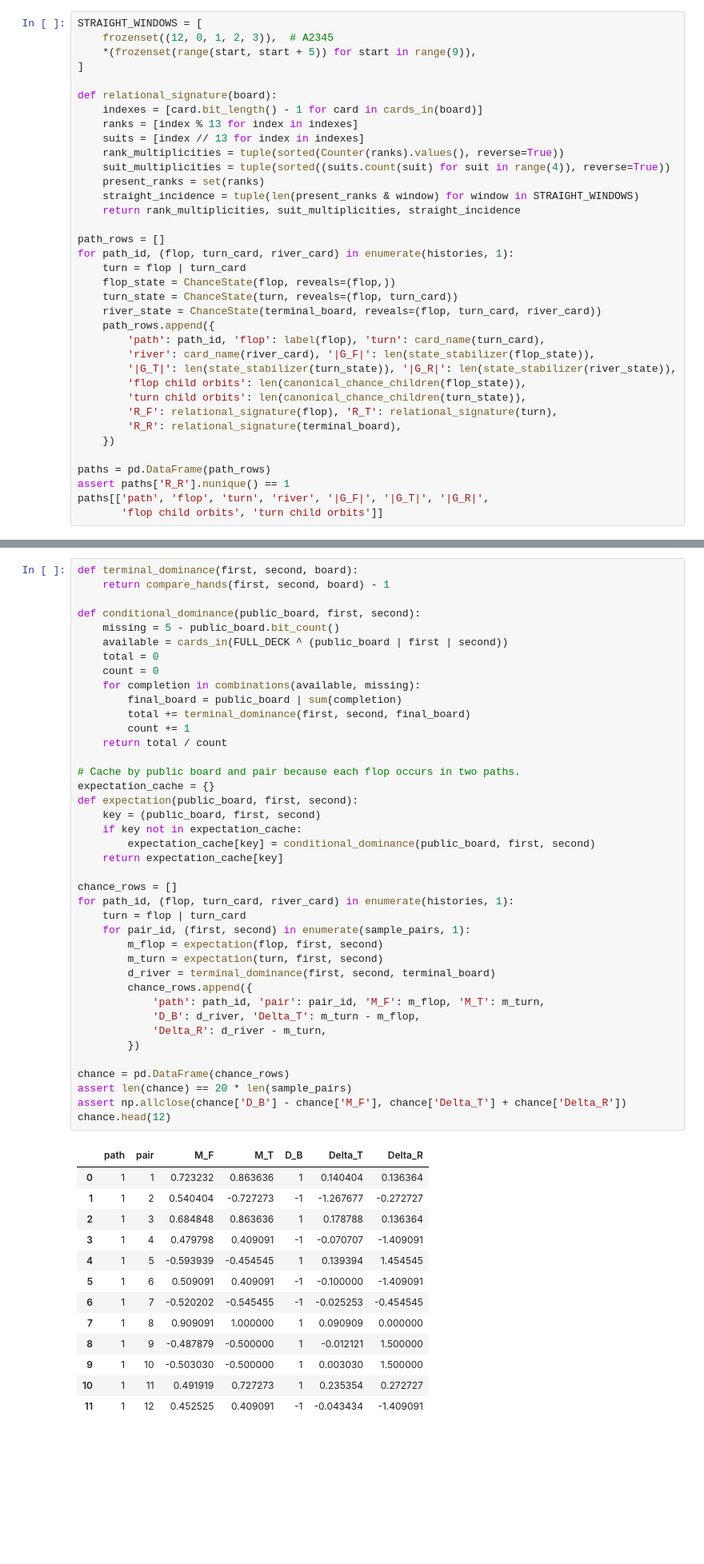
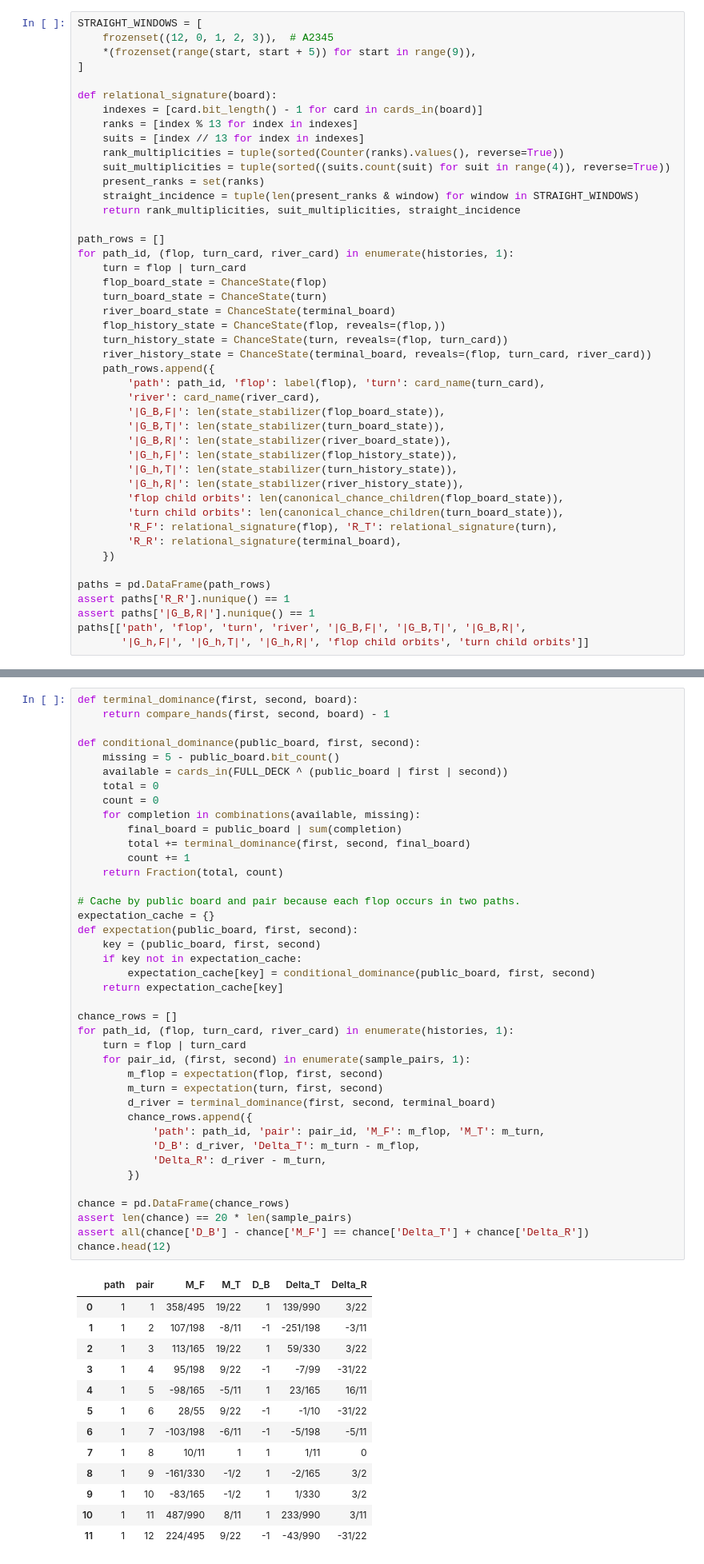
Before and after one commit to barryedmunds101/Pokertool, a Jupyter notebook: experiments/reveal_paths.ipynb, the cells around one changed output, grey strips where cells are left out. Shown at 80% size. Drawn from its saved outputs; the diff is of its cells as text; blank space fills up the shorter version.

```diff
--- a/experiments/reveal_paths.ipynb
+++ b/experiments/reveal_paths.ipynb
@@ -69,21 +70,30 @@ def relational_signature(board):
 path_rows = []
 for path_id, (flop, turn_card, river_card) in enumerate(histories, 1):
     turn = flop | turn_card
-    flop_state = ChanceState(flop, reveals=(flop,))
-    turn_state = ChanceState(turn, reveals=(flop, turn_card))
-    river_state = ChanceState(terminal_board, reveals=(flop, turn_card, river_card))
+    flop_board_state = ChanceState(flop)
+    turn_board_state = ChanceState(turn)
+    river_board_state = ChanceState(terminal_board)
+    flop_history_state = ChanceState(flop, reveals=(flop,))
+    turn_history_state = ChanceState(turn, reveals=(flop, turn_card))
+    river_history_state = ChanceState(terminal_board, reveals=(flop, turn_card, river_card))
     path_rows.append({
         'path': path_id, 'flop': label(flop), 'turn': card_name(turn_card),
-        'river': card_name(river_card), '|G_F|': len(state_stabilizer(flop_state)),
-        '|G_T|': len(state_stabilizer(turn_state)), '|G_R|': len(state_stabilizer(river_state)),
-        'flop child orbits': len(canonical_chance_children(flop_state)),
-        'turn child orbits': len(canonical_chance_children(turn_state)),
+        'river': card_name(river_card),
+        '|G_B,F|': len(state_stabilizer(flop_board_state)),
+        '|G_B,T|': len(state_stabilizer(turn_board_state)),
+        '|G_B,R|': len(state_stabilizer(river_board_state)),
+        '|G_h,F|': len(state_stabilizer(flop_history_state)),
+        '|G_h,T|': len(state_stabilizer(turn_history_state)),
+        '|G_h,R|': len(state_stabilizer(river_history_state)),
+        'flop child orbits': len(canonical_chance_children(flop_board_state)),
+        'turn child orbits': len(canonical_chance_children(turn_board_state)),
         'R_F': relational_signature(flop), 'R_T': relational_signature(turn),
         'R_R': relational_signature(terminal_board),
     })
 
 paths = pd.DataFrame(path_rows)
 assert paths['R_R'].nunique() == 1
-paths[['path', 'flop', 'turn', 'river', '|G_F|', '|G_T|', '|G_R|',
-       'flop child orbits', 'turn child orbits']]
+assert paths['|G_B,R|'].nunique() == 1
+paths[['path', 'flop', 'turn', 'river', '|G_B,F|', '|G_B,T|', '|G_B,R|',
+       '|G_h,F|', '|G_h,T|', '|G_h,R|', 'flop child orbits', 'turn child orbits']]
 # %% [output]
@@ -168,47 +178,47 @@ def conditional_dominance(public_board, first, second):
         final_board = public_board | sum(completion)
         total += terminal_dominance(first, second, final_board)
         count += 1
-    return total / count
+    return Fraction(total, count)
 
 # Cache by public board and pair because each flop occurs in two paths.
 expectation_cache = {}
 def expectation(public_board, first, second):
     key = (public_board, first, second)
     if key not in expectation_cache:
         expectation_cache[key] = conditional_dominance(public_board, first, second)
     return expectation_cache[key]
 
 chance_rows = []
 for path_id, (flop, turn_card, river_card) in enumerate(histories, 1):
     turn = flop | turn_card
     for pair_id, (first, second) in enumerate(sample_pairs, 1):
         m_flop = expectation(flop, first, second)
         m_turn = expectation(turn, first, second)
         d_river = terminal_dominance(first, second, terminal_board)
         chance_rows.append({
             'path': path_id, 'pair': pair_id, 'M_F': m_flop, 'M_T': m_turn,
             'D_B': d_river, 'Delta_T': m_turn - m_flop,
             'Delta_R': d_river - m_turn,
         })
 
 chance = pd.DataFrame(chance_rows)
 assert len(chance) == 20 * len(sample_pairs)
-assert np.allclose(chance['D_B'] - chance['M_F'], chance['Delta_T'] + chance['Delta_R'])
+assert all(chance['D_B'] - chance['M_F'] == chance['Delta_T'] + chance['Delta_R'])
 chance.head(12)
 # %% [output]
 |  | path | pair | M_F | M_T | D_B | Delta_T | Delta_R |
-| 0 | 1 | 1 | 0.723232 | 0.863636 | 1 | 0.140404 | 0.136364 |
-| 1 | 1 | 2 | 0.540404 | -0.727273 | -1 | -1.267677 | -0.272727 |
-| 2 | 1 | 3 | 0.684848 | 0.863636 | 1 | 0.178788 | 0.136364 |
-| 3 | 1 | 4 | 0.479798 | 0.409091 | -1 | -0.070707 | -1.409091 |
-| 4 | 1 | 5 | -0.593939 | -0.454545 | 1 | 0.139394 | 1.454545 |
-| 5 | 1 | 6 | 0.509091 | 0.409091 | -1 | -0.100000 | -1.409091 |
-| 6 | 1 | 7 | -0.520202 | -0.545455 | -1 | -0.025253 | -0.454545 |
-| 7 | 1 | 8 | 0.909091 | 1.000000 | 1 | 0.090909 | 0.000000 |
-| 8 | 1 | 9 | -0.487879 | -0.500000 | 1 | -0.012121 | 1.500000 |
-| 9 | 1 | 10 | -0.503030 | -0.500000 | 1 | 0.003030 | 1.500000 |
-| 10 | 1 | 11 | 0.491919 | 0.727273 | 1 | 0.235354 | 0.272727 |
-| 11 | 1 | 12 | 0.452525 | 0.409091 | -1 | -0.043434 | -1.409091 |
+| 0 | 1 | 1 | 358/495 | 19/22 | 1 | 139/990 | 3/22 |
+| 1 | 1 | 2 | 107/198 | -8/11 | -1 | -251/198 | -3/11 |
+| 2 | 1 | 3 | 113/165 | 19/22 | 1 | 59/330 | 3/22 |
+| 3 | 1 | 4 | 95/198 | 9/22 | -1 | -7/99 | -31/22 |
+| 4 | 1 | 5 | -98/165 | -5/11 | 1 | 23/165 | 16/11 |
+| 5 | 1 | 6 | 28/55 | 9/22 | -1 | -1/10 | -31/22 |
+| 6 | 1 | 7 | -103/198 | -6/11 | -1 | -5/198 | -5/11 |
+| 7 | 1 | 8 | 10/11 | 1 | 1 | 1/11 | 0 |
+| 8 | 1 | 9 | -161/330 | -1/2 | 1 | -2/165 | 3/2 |
+| 9 | 1 | 10 | -83/165 | -1/2 | 1 | 1/330 | 3/2 |
+| 10 | 1 | 11 | 487/990 | 8/11 | 1 | 233/990 | 3/11 |
+| 11 | 1 | 12 | 224/495 | 9/22 | -1 | -43/990 | -31/22 |
 # %% [markdown]
 ## 4. Compare how much arrives on each street
 
```
Also changed, not shown: parts of 11 cells of this notebook.
